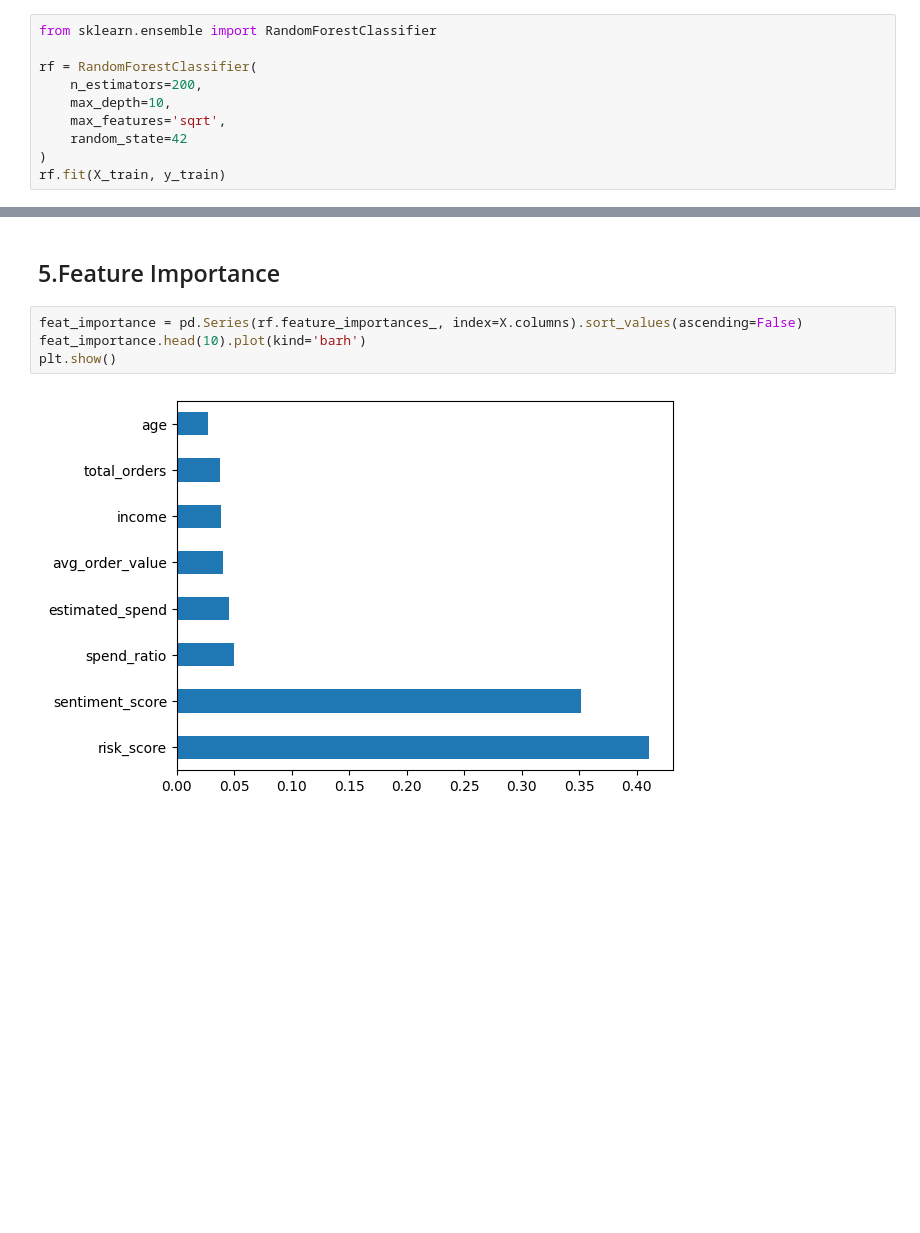
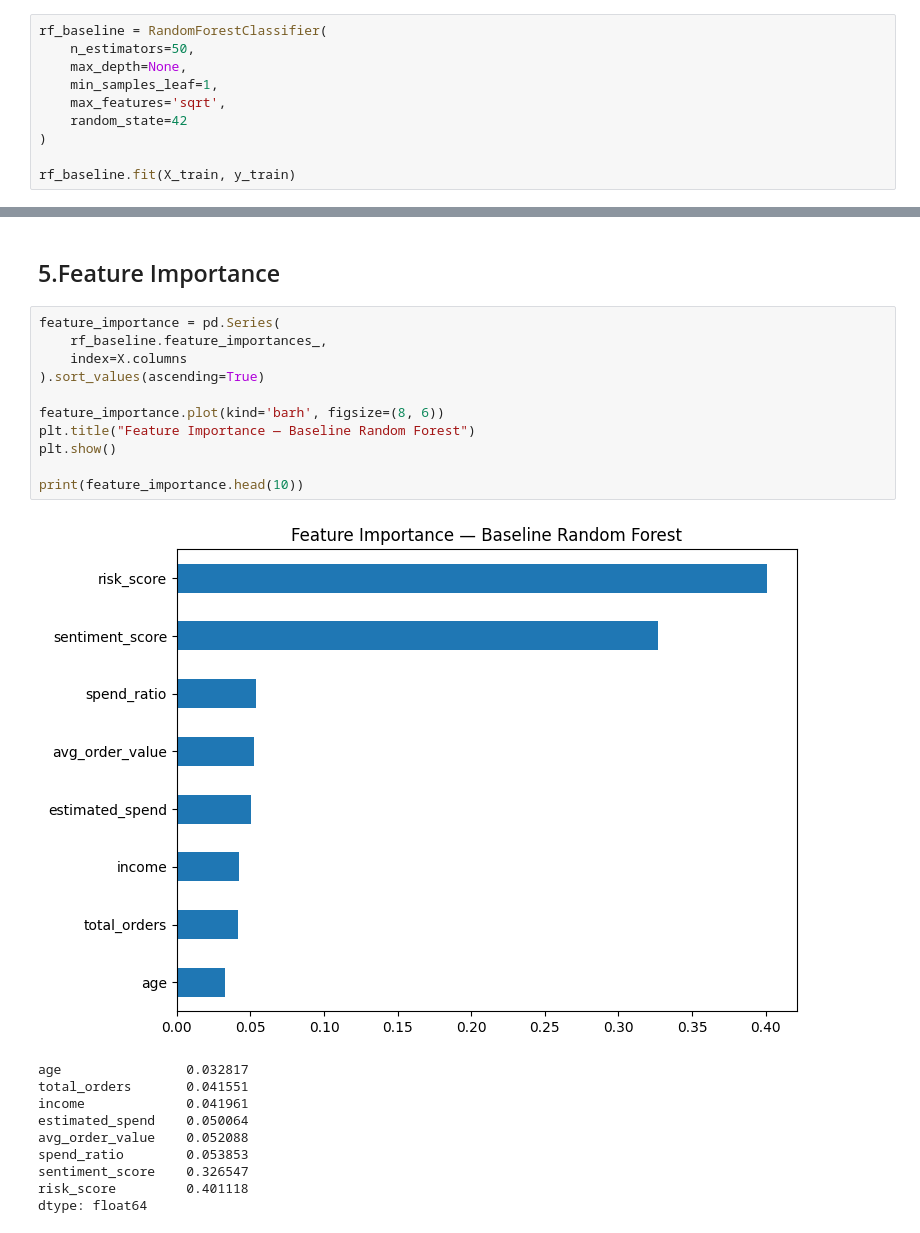
Before and after one commit to NGJIERU/WIE3007-GroupProject-Sem1-2025, a Jupyter notebook: notebooks/06_modeling_random_forest.ipynb, the cells around one changed output, grey strips where cells are left out. Saved outputs shown, nothing was run; the diff lists cells and outputs as text; blank space fills up the shorter version.

```diff
--- a/notebooks/06_modeling_random_forest.ipynb
+++ b/notebooks/06_modeling_random_forest.ipynb
@@ -50,11 +53,11 @@ Test Size: 240
 # %%
-from sklearn.ensemble import RandomForestClassifier
-
-rf = RandomForestClassifier(
-    n_estimators=200,
-    max_depth=10,
+rf_baseline = RandomForestClassifier(
+    n_estimators=50,
+    max_depth=None,
+    min_samples_leaf=1,
     max_features='sqrt',
     random_state=42
 )
-rf.fit(X_train, y_train)
+
+rf_baseline.fit(X_train, y_train)
 # %% [output]
@@ -78,8 +91,24 @@ ROC-AUC:  0.9674
 # %% [markdown]
 ## 5.Feature Importance
 # %%
-feat_importance = pd.Series(rf.feature_importances_, index=X.columns).sort_values(ascending=False)
-feat_importance.head(10).plot(kind='barh')
+feature_importance = pd.Series(
+    rf_baseline.feature_importances_,
+    index=X.columns
+).sort_values(ascending=True)
+
+feature_importance.plot(kind='barh', figsize=(8, 6))
+plt.title("Feature Importance — Baseline Random Forest")
 plt.show()
+
+print(feature_importance.head(10))
 # %% [output]
-[figure, old version]
+[figure, new version]
+age                0.032817
+total_orders       0.041551
+income             0.041961
+estimated_spend    0.050064
+avg_order_value    0.052088
+spend_ratio        0.053853
+sentiment_score    0.326547
+risk_score         0.401118
+dtype: float64
```
Also changed, not shown: parts of 17 cells of this notebook.
